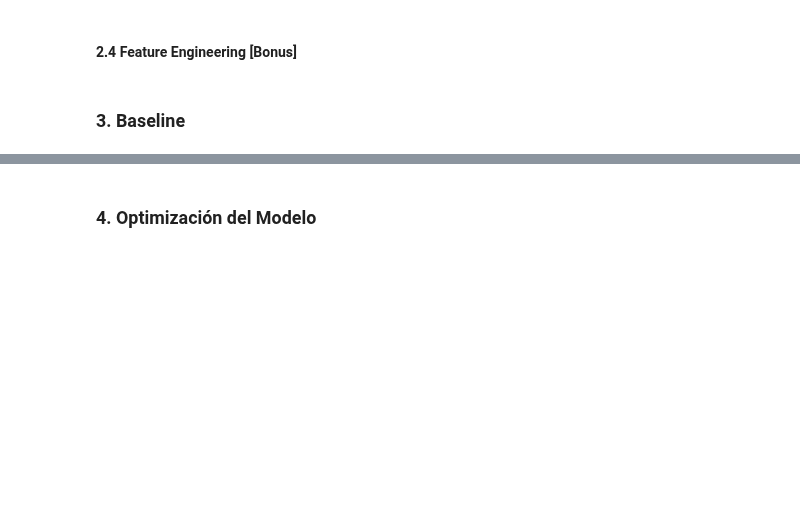
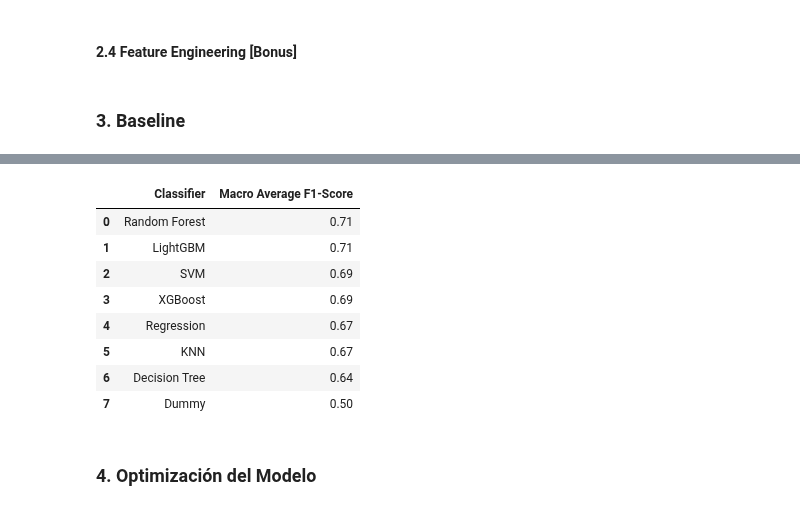
Before and after one commit to SimonSanfeliu/MDS7202-BS, a Jupyter notebook: Proyecto2/Proyecto2_Becerra_Sanfeliu.ipynb, the cells around one changed output, grey strips where cells are left out. Saved outputs shown, nothing was run; the diff lists cells and outputs as text; code cells hidden in the pictures; blank space fills up the shorter version.

```diff
--- a/Proyecto2/Proyecto2_Becerra_Sanfeliu.ipynb
+++ b/Proyecto2/Proyecto2_Becerra_Sanfeliu.ipynb
@@ -248,3 +260,17 @@ df = df.astype(
+# %%
+results_df = pd.DataFrame.from_dict(results)
+results_df.sort_values(by="Macro Average F1-Score", ascending=False, inplace=True)
+results_df.reset_index(drop=True)
+# %% [output]
+|  | Classifier | Macro Average F1-Score |
+| 0 | Random Forest | 0.71 |
+| 1 | LightGBM | 0.71 |
+| 2 | SVM | 0.69 |
+| 3 | XGBoost | 0.69 |
+| 4 | Regression | 0.67 |
+| 5 | KNN | 0.67 |
+| 6 | Decision Tree | 0.64 |
+| 7 | Dummy | 0.50 |
 # %% [markdown]
 ### 4. Optimización del Modelo
 # %% [markdown]
```
Also changed, not shown: parts of 9 cells of this notebook.
